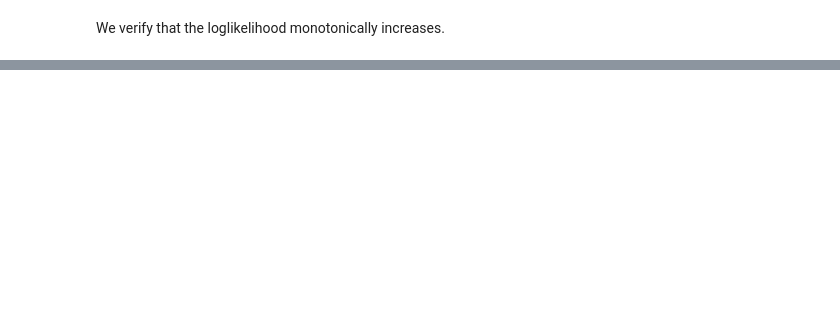
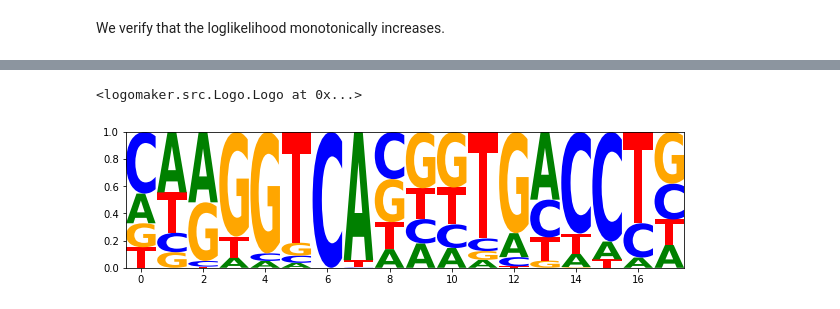
Before and after one commit to KillingVectorField/latent-sequence-model-EM-algorithm, a Jupyter notebook: Assignment_1_EM.ipynb, the cells around one changed output, grey strips where cells are left out. Saved outputs shown, nothing was run; the diff lists cells and outputs as text; code cells hidden in the pictures; blank space fills up the shorter version.

```diff
--- a/Assignment_1_EM.ipynb
+++ b/Assignment_1_EM.ipynb
@@ -233,0 +285,2 @@ result_list[9][2][-1]
+# %%
+theta, EqC, record_loglik = result_list[np.argmax([iter[2][-1] for iter in result_list])]
@@ -233,0 +306,5 @@ result_list[9][2][-1]
+# %%
+logomaker.Logo(pd.DataFrame(theta["psi_1"].T, columns=['A', 'C', 'G', 'T']))
+# %% [output]
+<logomaker.src.Logo.Logo at 0x...>
+[figure, added]
```
Also changed, not shown: parts of 92 cells of this notebook.
